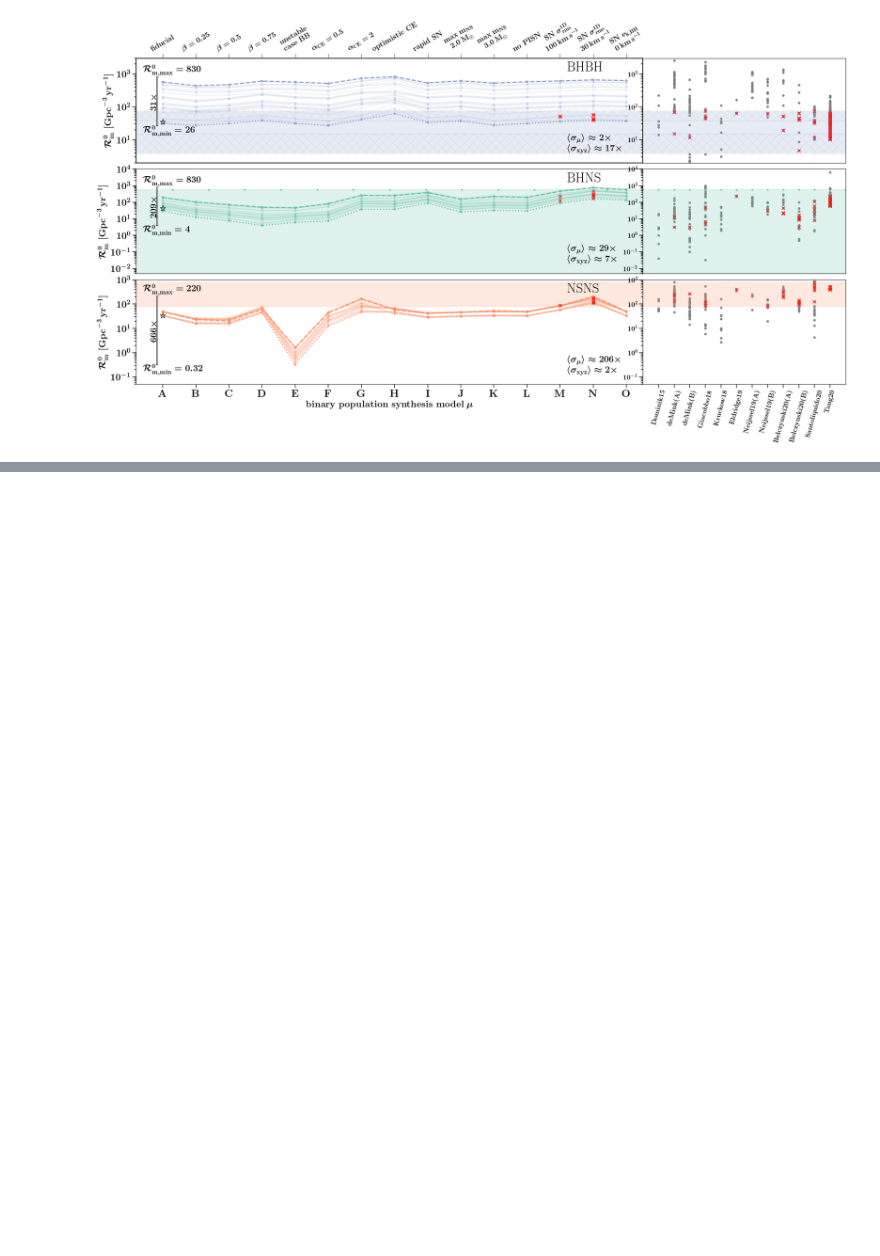
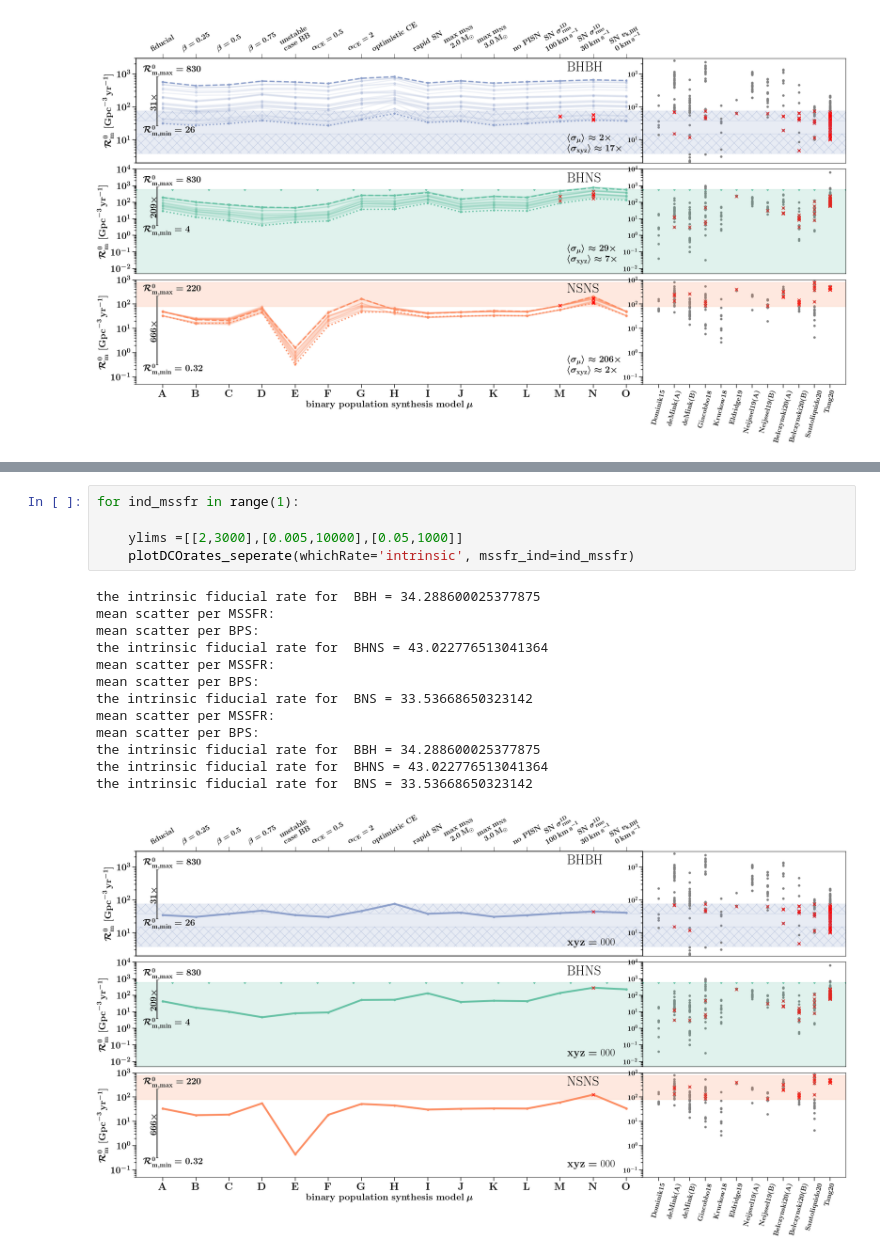
Before and after one commit to FloorBroekgaarden/Double-Compact-Object-Mergers, a Jupyter notebook: plottingCode/Fig_2/make_Figure_2.ipynb, the cells around one changed output, grey strips where cells are left out. Cells and saved outputs as stored; diff of their text form; blank space fills up the shorter version.

```diff
--- a/plottingCode/Fig_2/make_Figure_2.ipynb
+++ b/plottingCode/Fig_2/make_Figure_2.ipynb
@@ -615,0 +1026,19 @@ the intrinsic fiducial rate for  BNS = 33.53668650323142
+# %%
+for ind_mssfr in range(1):
+
+    ylims =[[2,3000],[0.005,10000],[0.05,1000]]
+    plotDCOrates_seperate(whichRate='intrinsic', mssfr_ind=ind_mssfr)
+# %% [output]
+the intrinsic fiducial rate for  BBH = 34.288600025377875
+mean scatter per MSSFR:
+mean scatter per BPS:
+the intrinsic fiducial rate for  BHNS = 43.022776513041364
+mean scatter per MSSFR:
+mean scatter per BPS:
+the intrinsic fiducial rate for  BNS = 33.53668650323142
+mean scatter per MSSFR:
+mean scatter per BPS:
+the intrinsic fiducial rate for  BBH = 34.288600025377875
+the intrinsic fiducial rate for  BHNS = 43.022776513041364
+the intrinsic fiducial rate for  BNS = 33.53668650323142
+[figure, added]
```
Also changed, not shown: parts of 3 cells of this notebook, 3 other files.
